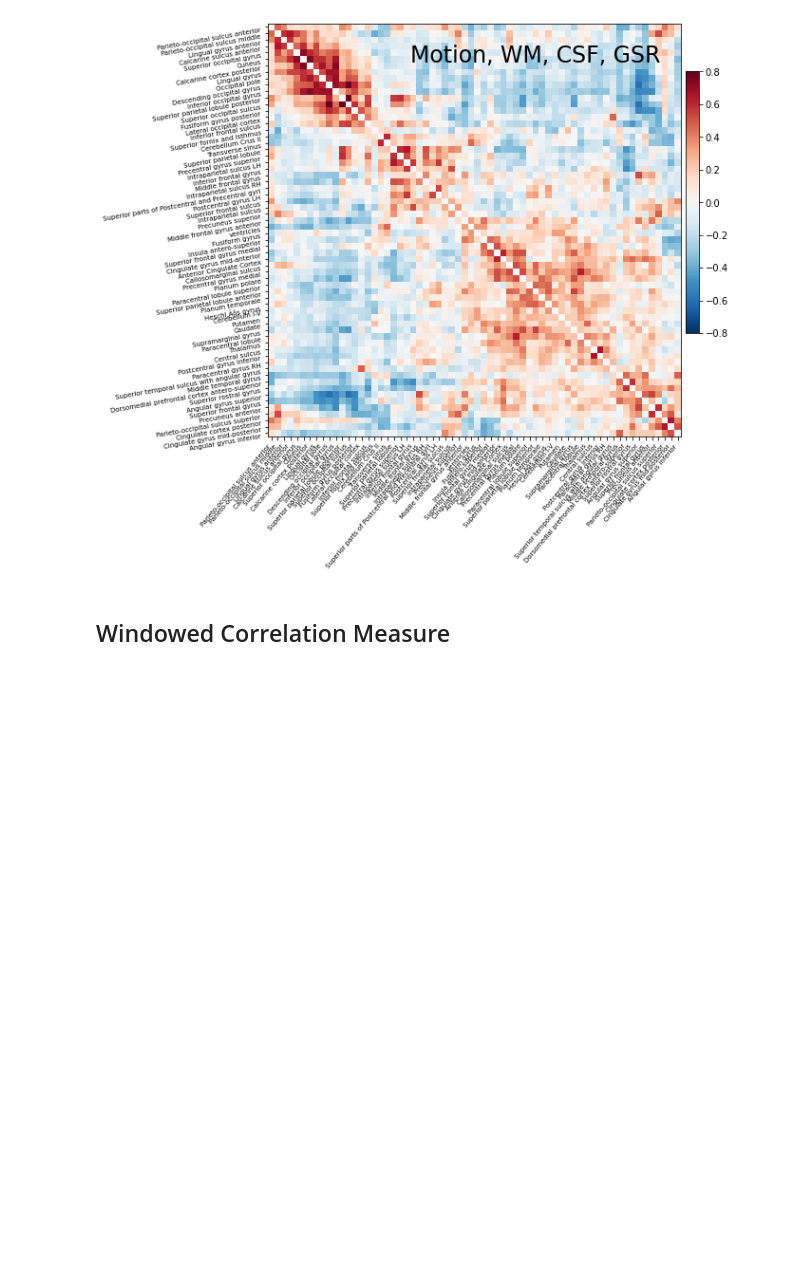
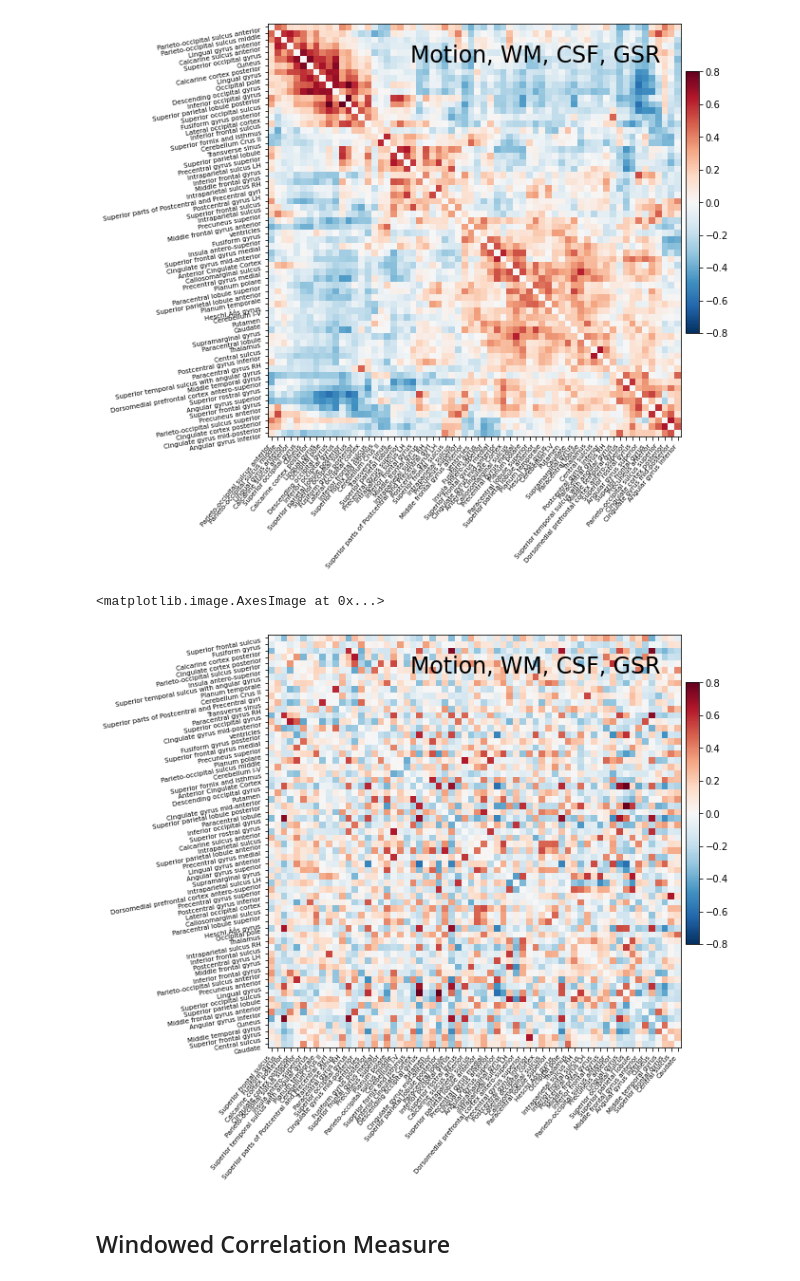
Before and after one commit to jainraj/NHA2022_AOMIC_ID1000, a Jupyter notebook: difumo_script.ipynb, the cells around one changed output. Saved outputs shown, nothing was run; the diff lists cells and outputs as text; code cells hidden in the pictures; blank space fills up the shorter version.

```diff
--- a/difumo_script.ipynb
+++ b/difumo_script.ipynb
@@ -120,6 +168,13 @@ plotting.plot_matrix(one_corr, figure=(10, 8), labels=labels,
 # %% [output]
 <matplotlib.image.AxesImage at 0x...>
 [figure]
+# %%
+plotting.plot_matrix(one_corr, figure=(10, 8), labels=labels,
+                     vmax=0.8, vmin=-0.8, title='Motion, WM, CSF, GSR',
+                     reorder=False)
+# %% [output]
+<matplotlib.image.AxesImage at 0x...>
+[figure, added]
 # %% [markdown]
 ## Windowed Correlation Measure
 # %%
```
Also changed, not shown: parts of 5 cells of this notebook.
